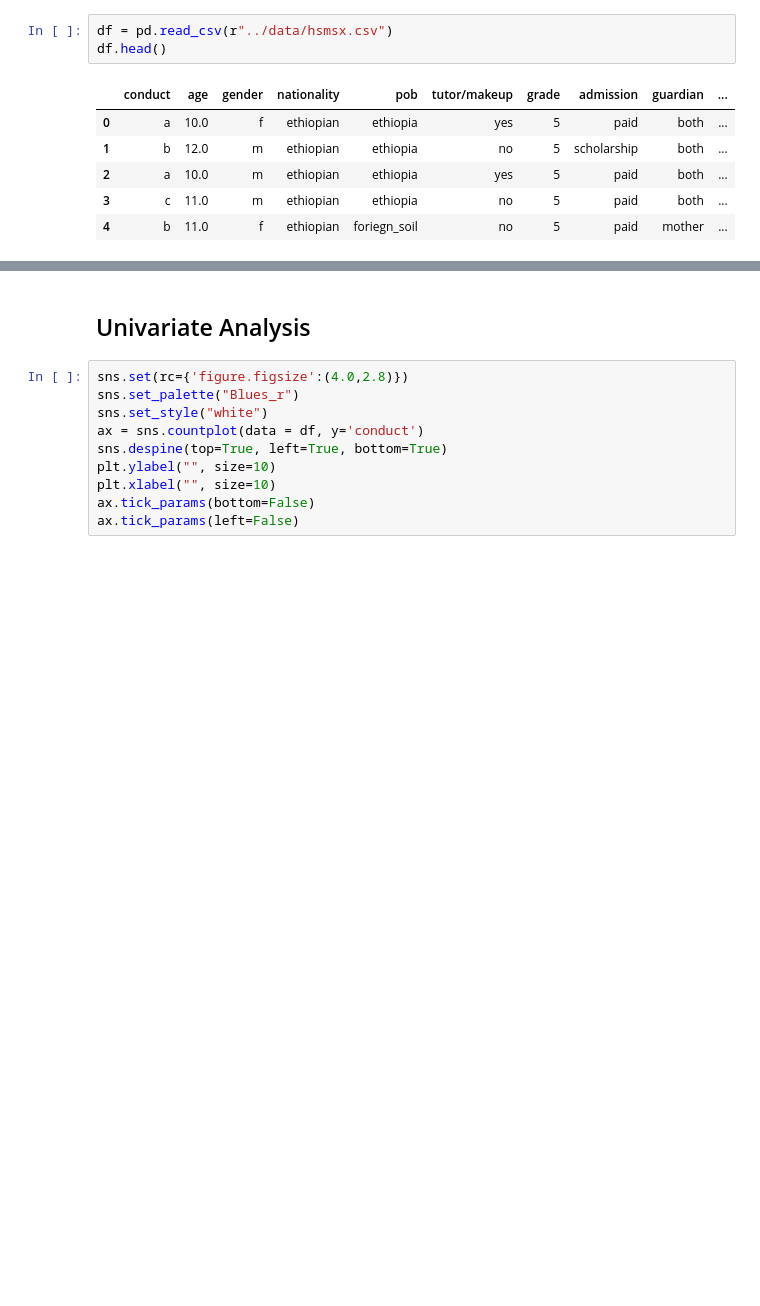
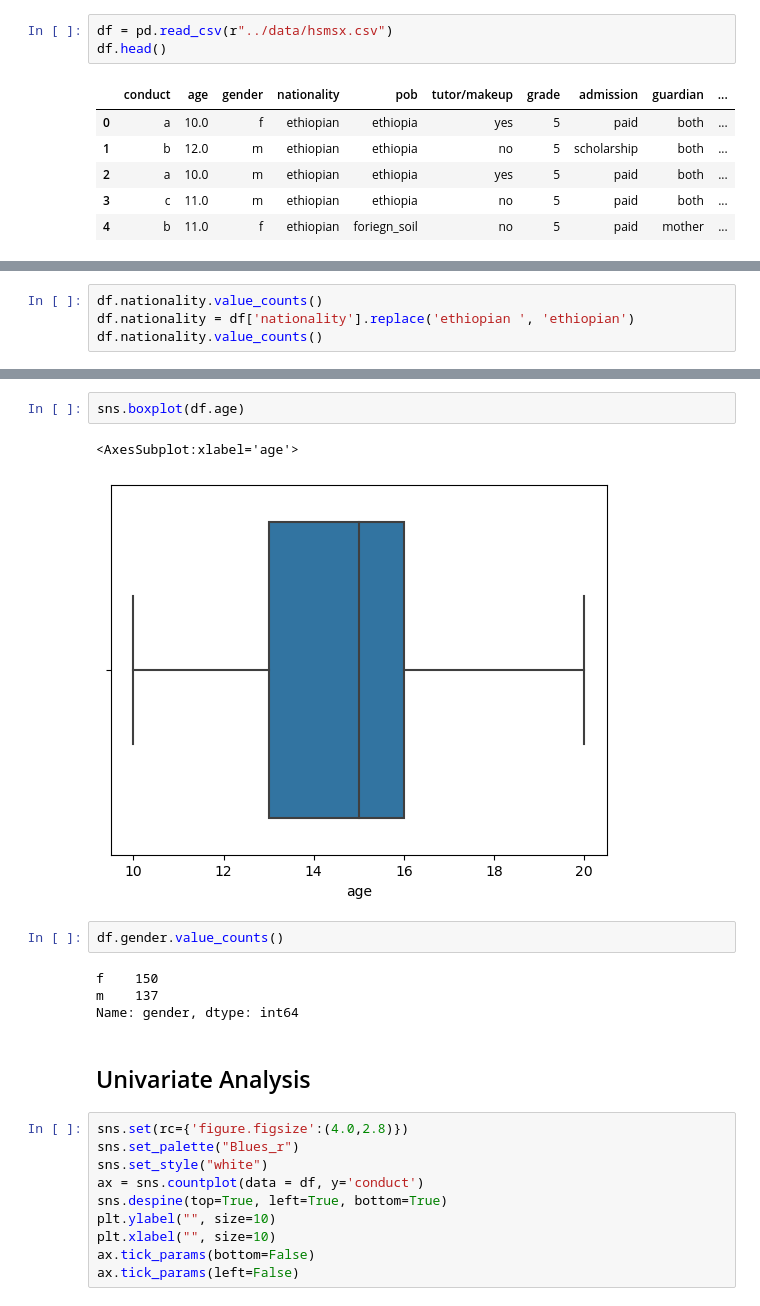
Before and after one commit to Ammon21/School-Data-Science-Project, a Jupyter notebook: notebooks/EDA.ipynb, the cells around one changed output, grey strips where cells are left out. Saved outputs shown, nothing was run; the diff lists cells and outputs as text; blank space fills up the shorter version.

```diff
--- a/notebooks/EDA.ipynb
+++ b/notebooks/EDA.ipynb
@@ -24,0 +128,4 @@ df.head()
+# %%
+df.nationality.value_counts()
+df.nationality = df['nationality'].replace('ethiopian ', 'ethiopian')
+df.nationality.value_counts()
@@ -25,3 +171,14 @@ df.head()
+# %%
+sns.boxplot(df.age)
+# %% [output]
+<AxesSubplot:xlabel='age'>
+[figure, added]
+# %%
+df.gender.value_counts()
+# %% [output]
+f    150
+m    137
+Name: gender, dtype: int64
 # %% [markdown]
 ## Univariate Analysis
 # %%
```
Also changed, not shown: parts of 16 cells of this notebook, 4 other files.
